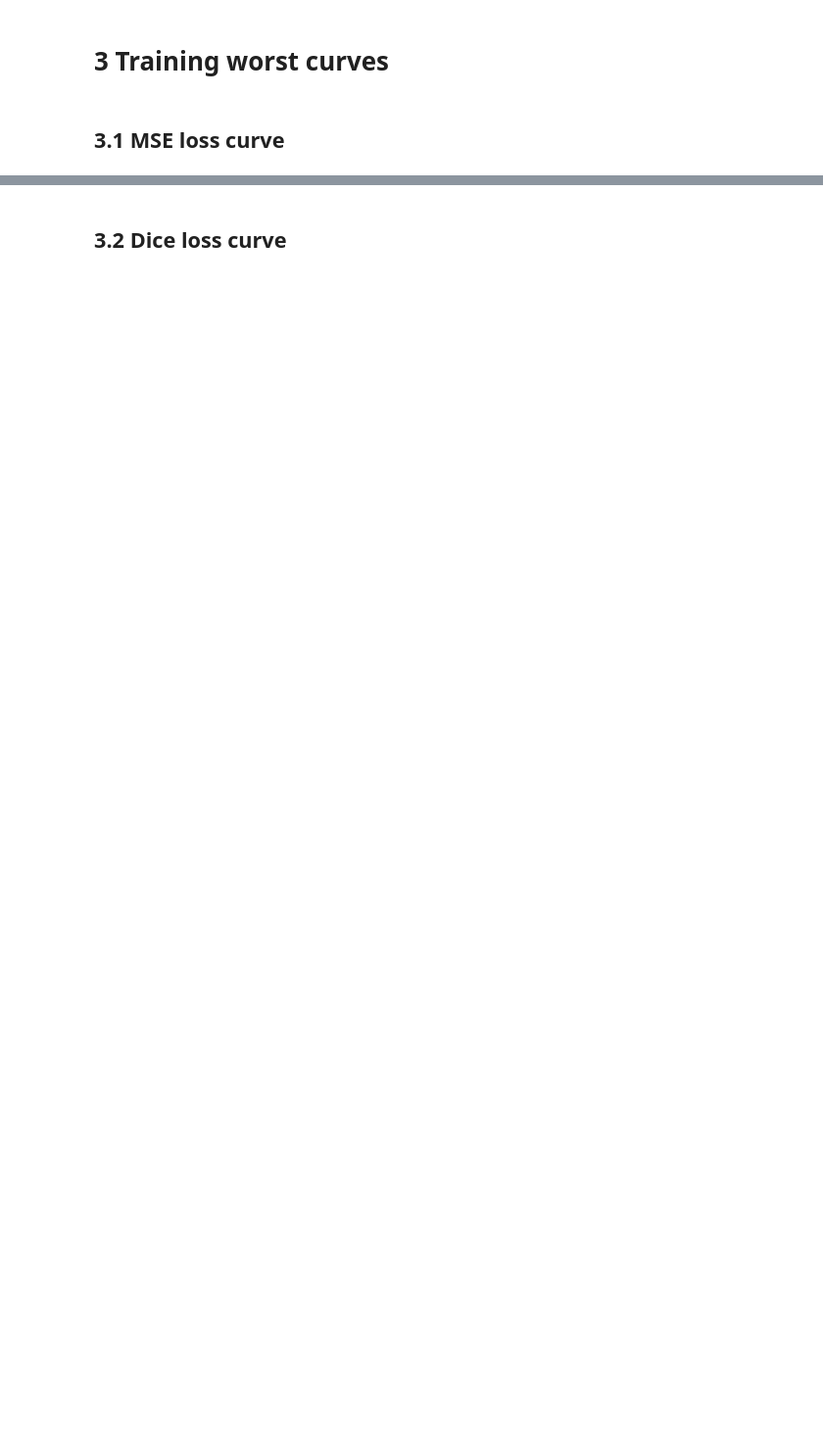
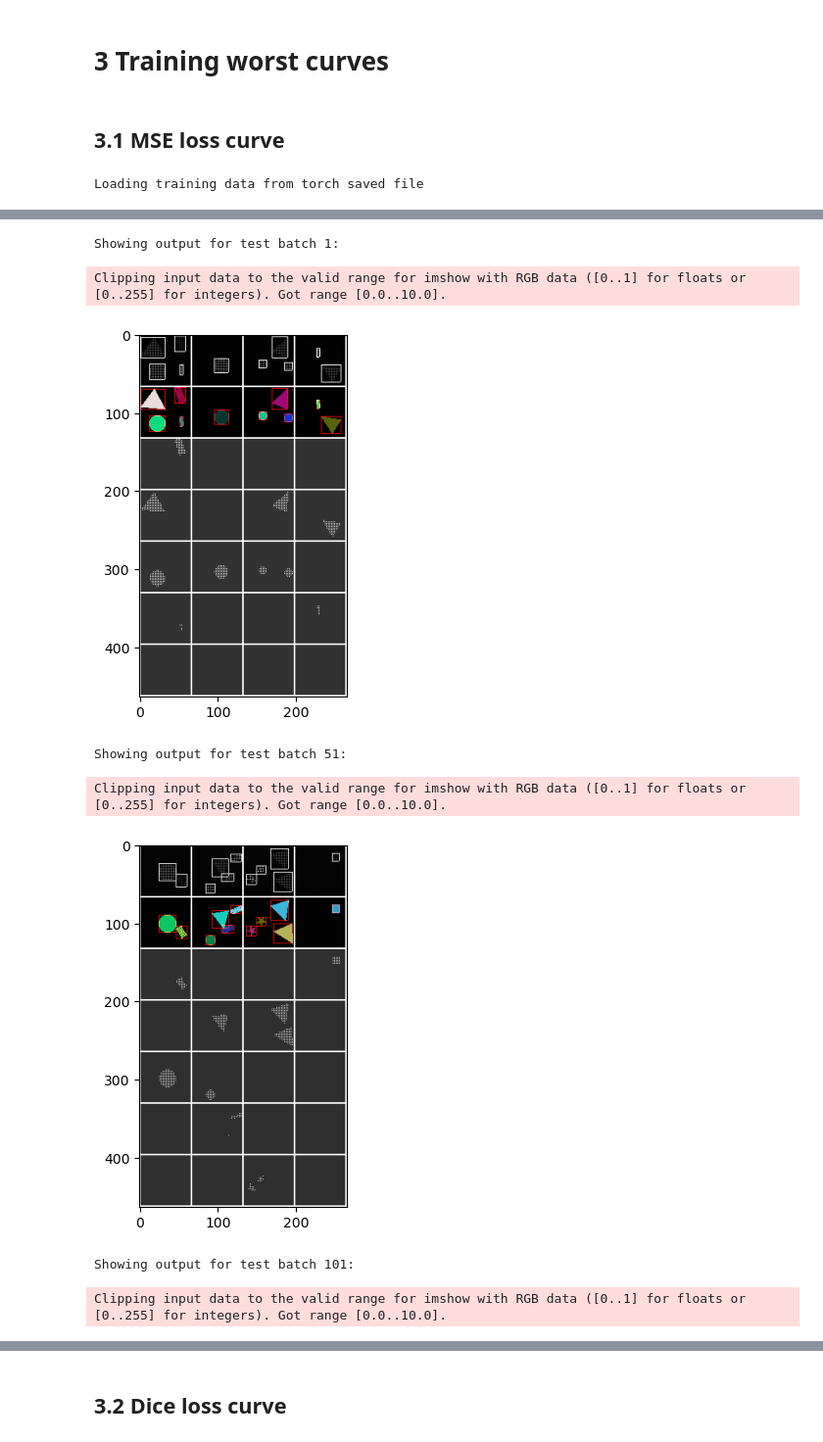
Before and after one commit to jung1230/Deep_Learning, a Jupyter notebook: HW8/HW8_main.ipynb, the cells around one changed output, grey strips where cells are left out. Shown at 98% size. Drawn from its saved outputs; the diff is of its cells as text; code cells hidden in the pictures; blank space fills up the shorter version.

Commit message:
finish training

```diff
--- a/HW8/HW8_main.ipynb
+++ b/HW8/HW8_main.ipynb
@@ -1213,3 +1239,61 @@ Showing output for test batch 151:
 # 3 Training worst curves
 # %% [markdown]
 ## 3.1 MSE loss curve
+# %%
+
+dls = DLStudio(
+#                  dataroot = "/home/kak/ImageDatasets/PurdueShapes5MultiObject/",
+                    dataroot = "./../data/datasets_for_DLStudio/data/",
+                    image_size = [64,64],
+                    path_saved_model = "./saved_model_MSE",
+                    momentum = 0.9,
+                    learning_rate = 1e-5,
+                    epochs = 10,
+                    batch_size = 4,
+                    classes = ('rectangle','triangle','disk','oval','star'),
+                    use_gpu = True,
+                )
+
+segmenter = DLStudio.SemanticSegmentation(
+                    dl_studio = dls,
+                    max_num_objects = 5,
+                )
+
+dataserver_train = DLStudio.SemanticSegmentation.PurdueShapes5MultiObjectDataset(
+                            train_or_test = 'train',
+                            dl_studio = dls,
+                            segmenter = segmenter,
+                            dataset_file = "PurdueShapes5MultiObject-10000-train.gz",
+                        )
+dataserver_test = DLStudio.SemanticSegmentation.PurdueShapes5MultiObjectDataset(
+                            train_or_test = 'test',
+                            dl_studio = dls,
+                            segmenter = segmenter,
+                            dataset_file = "PurdueShapes5MultiObject-1000-test.gz"
+                        )
+segmenter.dataserver_train = dataserver_train
+segmenter.dataserver_test = dataserver_test
+
+segmenter.load_PurdueShapes5MultiObject_dataset(dataserver_train, dataserver_test)
+
+model = segmenter.mUNet(skip_connections=True, depth=16)
+#model = segmenter.mUNet(skip_connections=False, depth=4)
+
+number_of_learnable_params = sum(p.numel() for p in model.parameters() if p.requires_grad)
+print("The number of learnable parameters in the model: %d\n" % number_of_learnable_params)
+
+MSELoss = segmenter.MSE_run_code_for_training_for_semantic_segmentation(model)
+
+segmenter.run_code_for_testing_semantic_segmentation(model)
+
+plt.figure(figsize=(10,5))
+plt.plot(MSELoss, label='MSE Loss')
+plt.xlabel('Iterations')
+plt.ylabel('Loss')
+plt.title('Loss vs. Iterations')
+plt.legend()
+plt.show()
+
+segmenter.run_code_for_compute_iou(model)
+# %% [output]
+Loading training data from torch saved file
@@ -1215,0 +1317,8 @@ Showing output for test batch 151:
+Showing output for test batch 1:
+Clipping input data to the valid range for imshow with RGB data ([0..1] for floats or [0..255] for integers). Got range [0.0..10.0].
+[figure, added]
+Showing output for test batch 51:
+Clipping input data to the valid range for imshow with RGB data ([0..1] for floats or [0..255] for integers). Got range [0.0..10.0].
+[figure, added]
+Showing output for test batch 101:
+Clipping input data to the valid range for imshow with RGB data ([0..1] for floats or [0..255] for integers). Got range [0.0..10.0].
```
Also changed, not shown: parts of 19 cells of this notebook, 5 other files.
